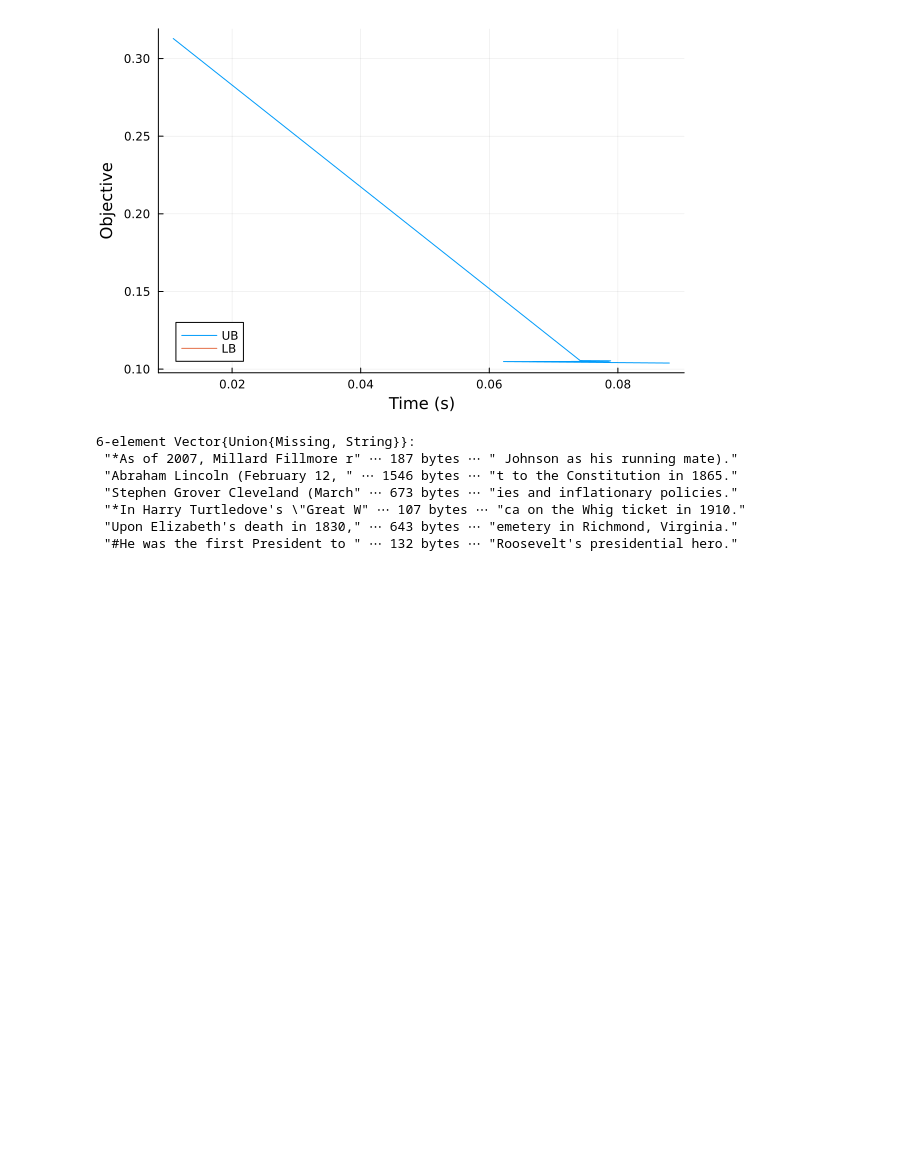
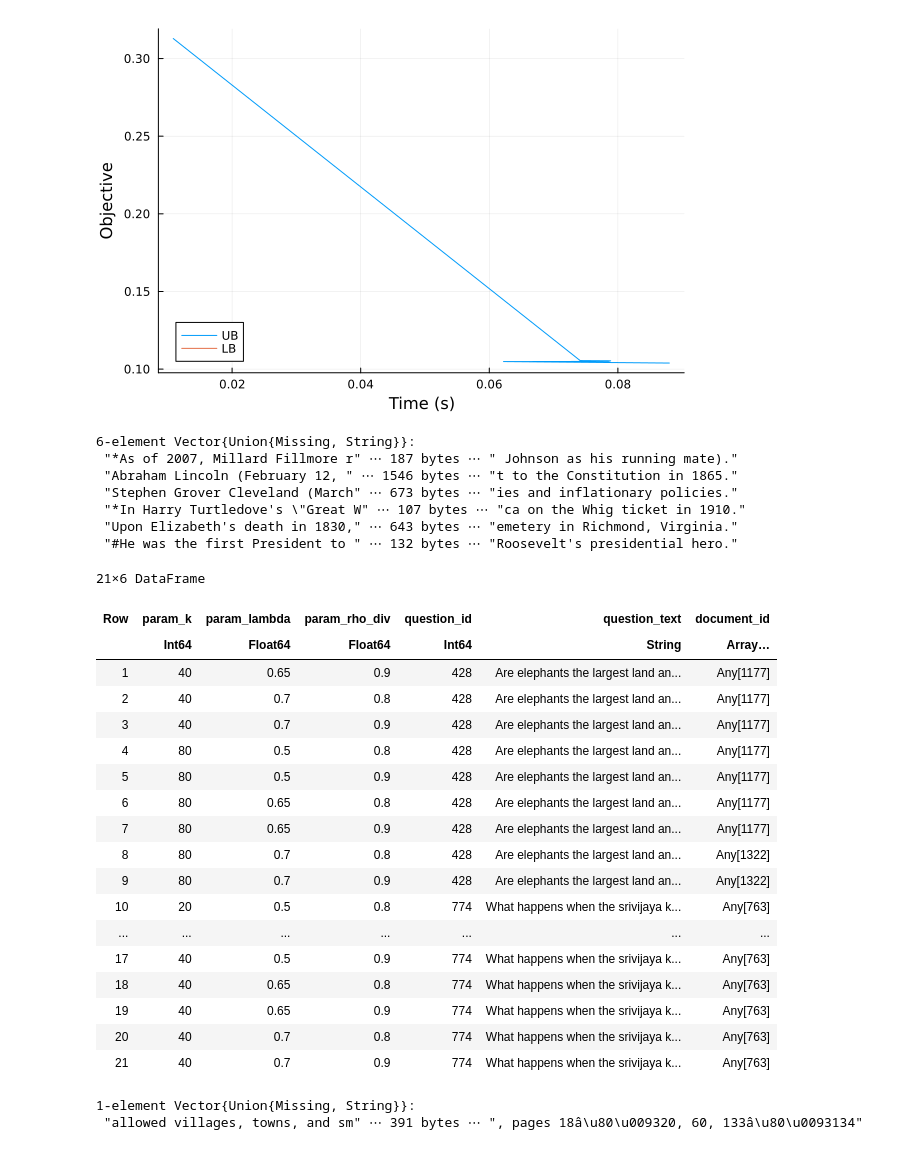
Before and after one commit to kbzh2558/robustness_view_of_rag, a Jupyter notebook: robust_rag.ipynb, the cells around one changed output. Saved outputs shown, nothing was run; the diff lists cells and outputs as text; code cells hidden in the pictures; blank space fills up the shorter version.

```diff
--- a/robust_rag.ipynb
+++ b/robust_rag.ipynb
@@ -1889,0 +2423,30 @@ df_subset[selected_indices, "passage"]
+# %%
+df_results_cp[100:120, :]
+# %% [output]
+21×6 DataFrame
+| Row | param_k | param_lambda | param_rho_div | question_id | question_text | document_id |
+|  | Int64 | Float64 | Float64 | Int64 | String | Array… |
+| 1 | 40 | 0.65 | 0.9 | 428 | Are elephants the largest land an... | Any[1177] |
+| 2 | 40 | 0.7 | 0.8 | 428 | Are elephants the largest land an... | Any[1177] |
+| 3 | 40 | 0.7 | 0.9 | 428 | Are elephants the largest land an... | Any[1177] |
+| 4 | 80 | 0.5 | 0.8 | 428 | Are elephants the largest land an... | Any[1177] |
+| 5 | 80 | 0.5 | 0.9 | 428 | Are elephants the largest land an... | Any[1177] |
+| 6 | 80 | 0.65 | 0.8 | 428 | Are elephants the largest land an... | Any[1177] |
+| 7 | 80 | 0.65 | 0.9 | 428 | Are elephants the largest land an... | Any[1177] |
+| 8 | 80 | 0.7 | 0.8 | 428 | Are elephants the largest land an... | Any[1322] |
+| 9 | 80 | 0.7 | 0.9 | 428 | Are elephants the largest land an... | Any[1322] |
+| 10 | 20 | 0.5 | 0.8 | 774 | What happens when the srivijaya k... | Any[763] |
+| ... | ... | ... | ... | ... | ... | ... |
+| 17 | 40 | 0.5 | 0.9 | 774 | What happens when the srivijaya k... | Any[763] |
+| 18 | 40 | 0.65 | 0.8 | 774 | What happens when the srivijaya k... | Any[763] |
+| 19 | 40 | 0.65 | 0.9 | 774 | What happens when the srivijaya k... | Any[763] |
+| 20 | 40 | 0.7 | 0.8 | 774 | What happens when the srivijaya k... | Any[763] |
+| 21 | 40 | 0.7 | 0.9 | 774 | What happens when the srivijaya k... | Any[763] |
+# %%
+# Get documents with specific IDs
+target_ids = [763]
+df_target = df_emb_doc[df_emb_doc.id .∈ Ref(target_ids), :]
+df_target[:, "passage"]
+# %% [output]
+1-element Vector{Union{Missing, String}}:
+ "allowed villages, towns, and sm" ⋯ 391 bytes ⋯ ", pages 18â\u80\u009320, 60, 133â\u80\u0093134"
```
Also changed, not shown: parts of 29 cells of this notebook, 6 other files.
